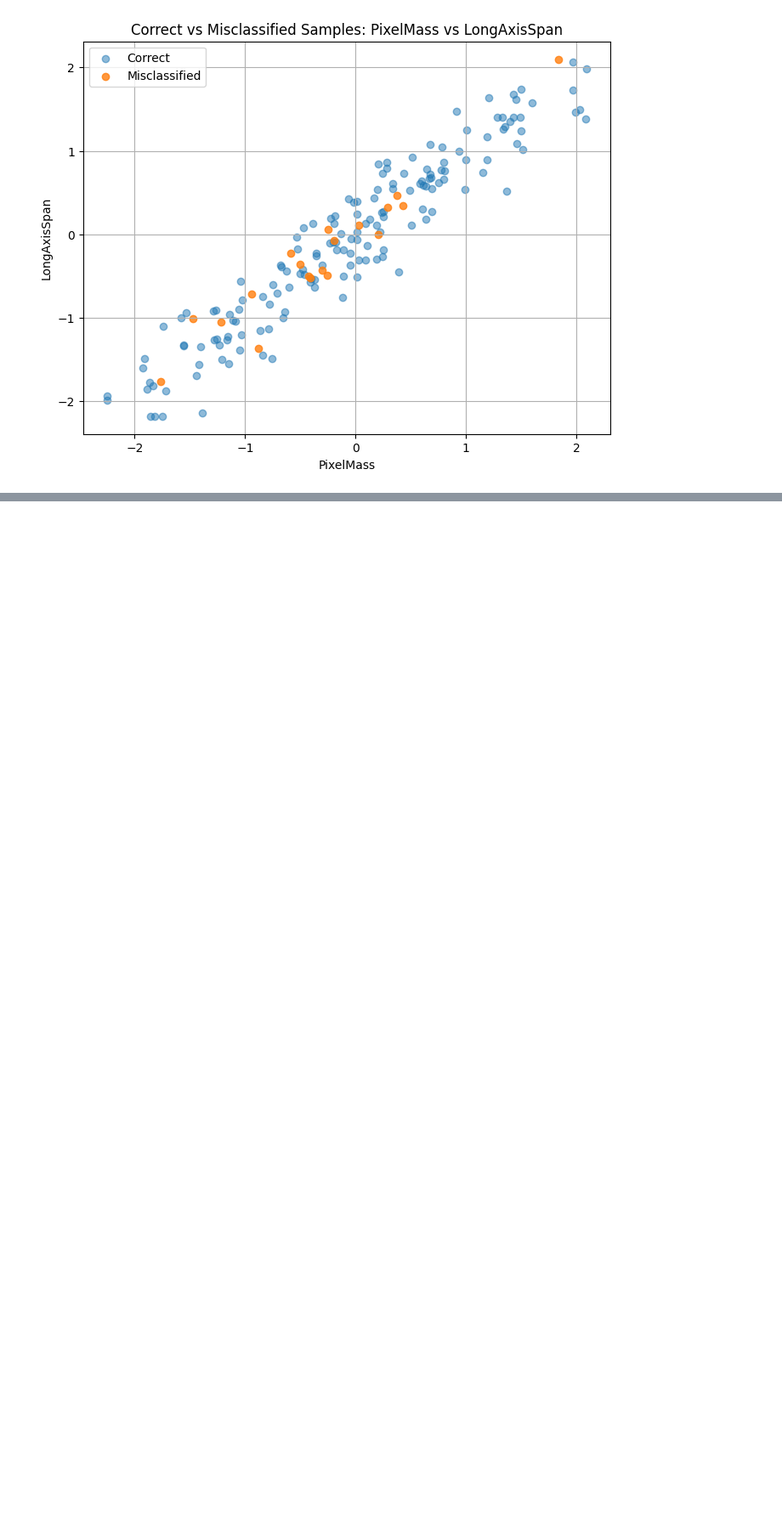
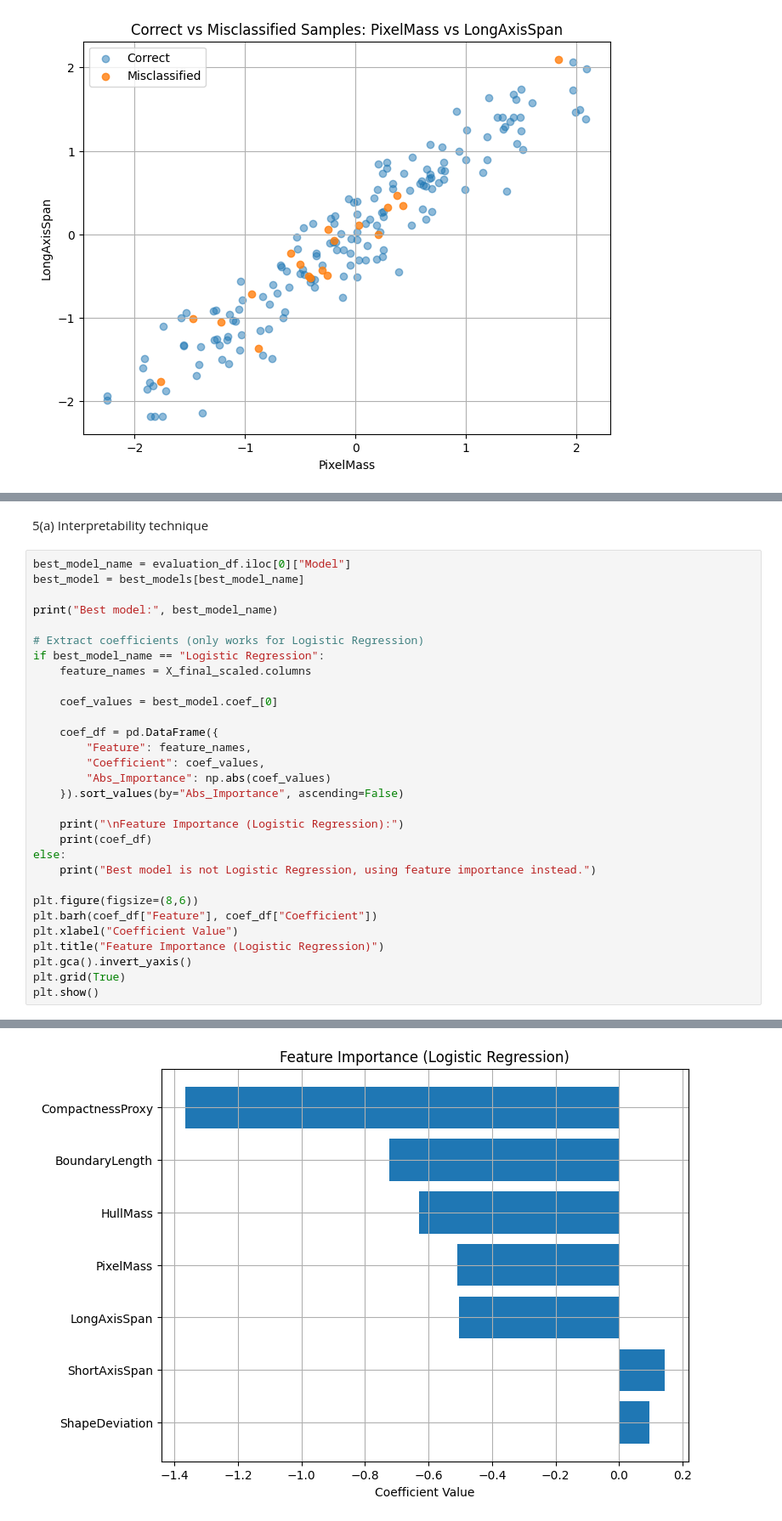
Before and after one commit to mulayvaibhav/agri_supply_chain_visual_inspection_system, a Jupyter notebook: ML_Assignment_1.ipynb, the cells around one changed output, grey strips where cells are left out. Shown at 85% size. Drawn from its saved outputs; the diff is of its cells as text; blank space fills up the shorter version.

```diff
--- a/ML_Assignment_1.ipynb
+++ b/ML_Assignment_1.ipynb
@@ -1154,2 +1154,35 @@ plt.show()
 
 The misclassified samples primarily fail due to overlapping feature distributions between the two fruit variants. Many of these samples lie close to the decision boundary, as indicated by prediction scores near 0.5, showing that the model is uncertain rather than confidently incorrect. Logistic Regression assumes a linear decision boundary, which limits its ability to capture complex non-linear relationships and feature interactions inherent in geometric descriptors such as axis spans, compactness, and shape deviation. Additionally, several samples exhibit conflicting feature signals, where some features strongly indicate one class while others indicate the opposite, leading to incorrect weighted decisions. Even the derived feature (CompactnessProxy) does not fully separate the classes, suggesting insufficient discriminative power. Overall, the errors highlight that the problem has inherent class overlap and requires either richer feature engineering or more expressive non-linear models for improved separation.
+# %% [markdown]
+5(a) Interpretability technique
+# %%
+best_model_name = evaluation_df.iloc[0]["Model"]
+best_model = best_models[best_model_name]
+
+print("Best model:", best_model_name)
+
+# Extract coefficients (only works for Logistic Regression)
+if best_model_name == "Logistic Regression":
+    feature_names = X_final_scaled.columns
+
+    coef_values = best_model.coef_[0]
+
+    coef_df = pd.DataFrame({
+        "Feature": feature_names,
+        "Coefficient": coef_values,
+        "Abs_Importance": np.abs(coef_values)
+    }).sort_values(by="Abs_Importance", ascending=False)
+
+    print("\nFeature Importance (Logistic Regression):")
+    print(coef_df)
+else:
+    print("Best model is not Logistic Regression, using feature importance instead.")
+
+plt.figure(figsize=(8,6))
+plt.barh(coef_df["Feature"], coef_df["Coefficient"])
+plt.xlabel("Coefficient Value")
+plt.title("Feature Importance (Logistic Regression)")
+plt.gca().invert_yaxis()
+plt.grid(True)
+plt.show()
+# %% [output]
@@ -1155,0 +1200 @@ The misclassified samples primarily fail due to overlapping feature distribution
+[figure, added]
```
Also changed, not shown: parts of 5 cells of this notebook.
